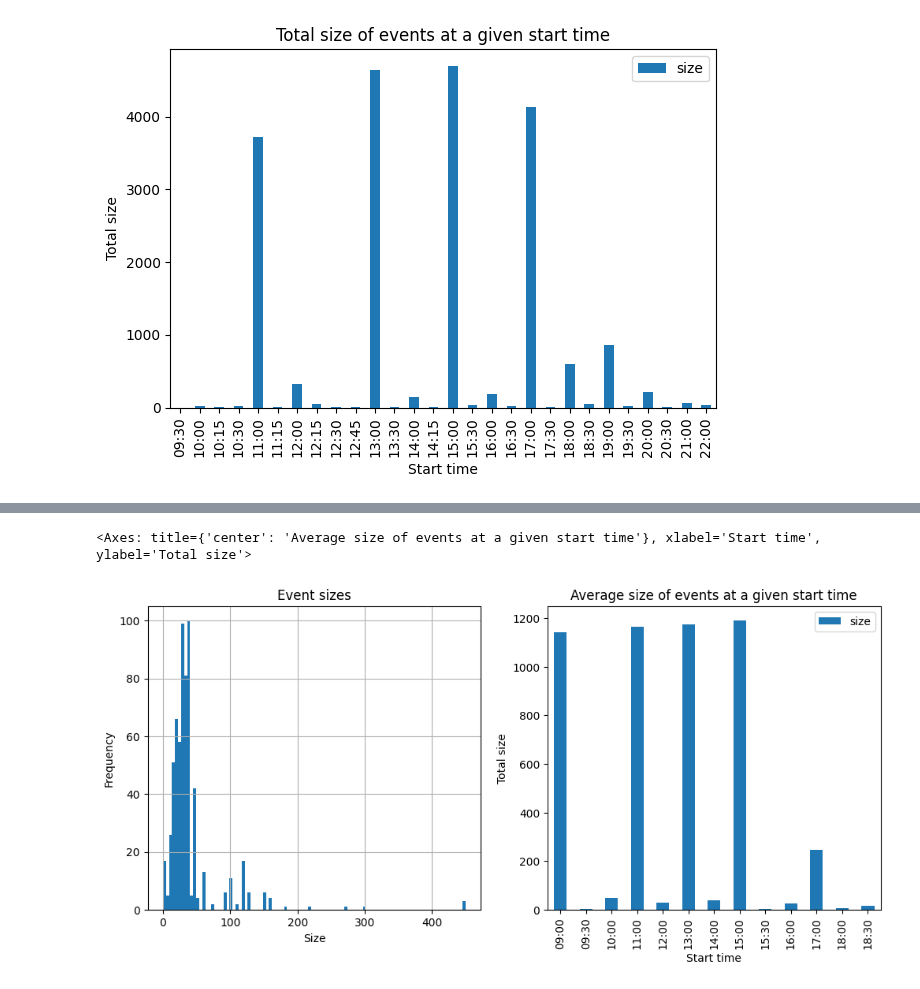
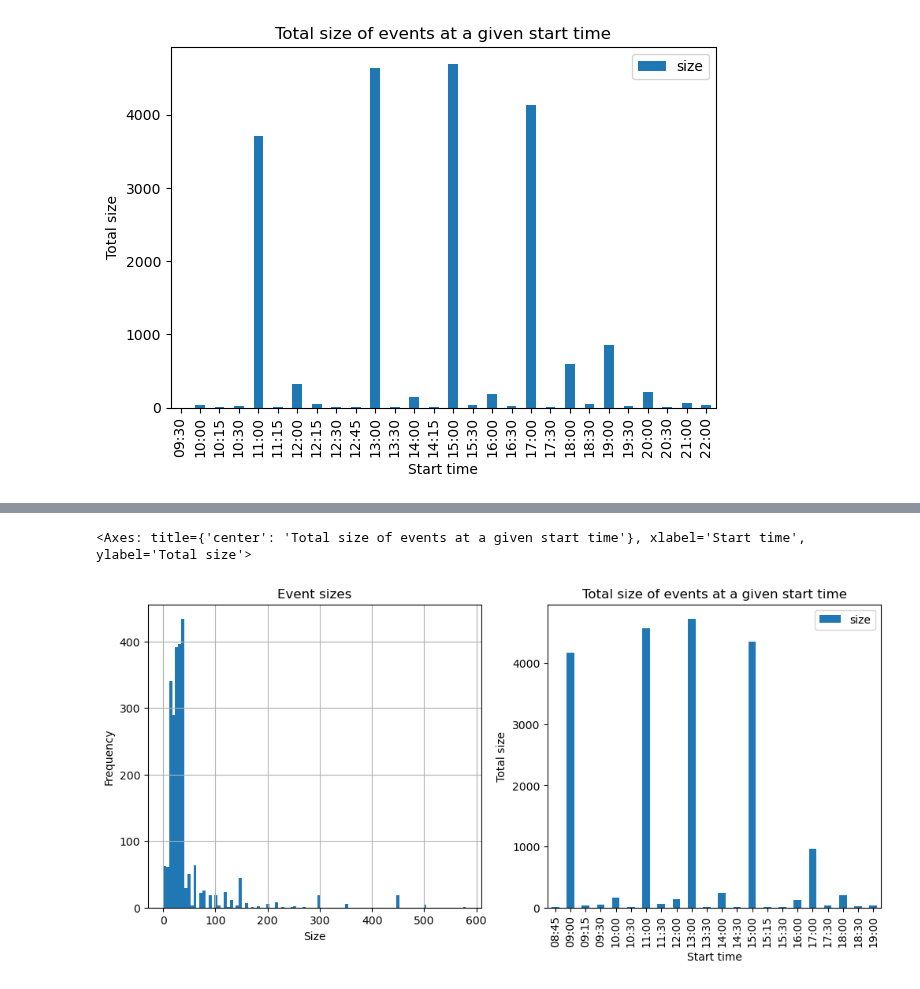
Before and after one commit to dJonaitis/roetersstraat, a Jupyter notebook: rooster/data_work.ipynb, the cells around one changed output, grey strips where cells are left out. Drawn from its saved outputs; the diff is of its cells as text; code cells hidden in the pictures.

```diff
--- a/rooster/data_work.ipynb
+++ b/rooster/data_work.ipynb
@@ -149,11 +149,14 @@ plt.show()
 # %%
 fig, axs = plt.subplots(1, 2, figsize=(12, 5))
 df['size'].hist(bins=100, ax=axs[0])
 axs[0].set_xlabel('Size')
 axs[0].set_ylabel('Frequency')
 axs[0].set_title('Event sizes')
-axs[0].grid(True)
-df_sum.plot(x='start_time', y='size', kind='bar', ax=axs[1], xlabel="Start time", ylabel="Total size", title="Average size of events at a given start time")
+
+# Ensure df_sum is grouped by 'start_time'
+df_sum_start_time = df.groupby('start_time')['size'].sum().reset_index()
+df_sum_start_time['size'] = df_sum_start_time['size'] / 5
+df_sum_start_time.plot(x='start_time', y='size', kind='bar', ax=axs[1], xlabel="Start time", ylabel="Total size", title="Total size of events at a given start time")
 # %% [output]
-<Axes: title={'center': 'Average size of events at a given start time'}, xlabel='Start time', ylabel='Total size'>
+<Axes: title={'center': 'Total size of events at a given start time'}, xlabel='Start time', ylabel='Total size'>
-[figure, old version]
+[figure, new version]
```
Also changed, not shown: parts of 1 cell of this notebook, 8 other files.
